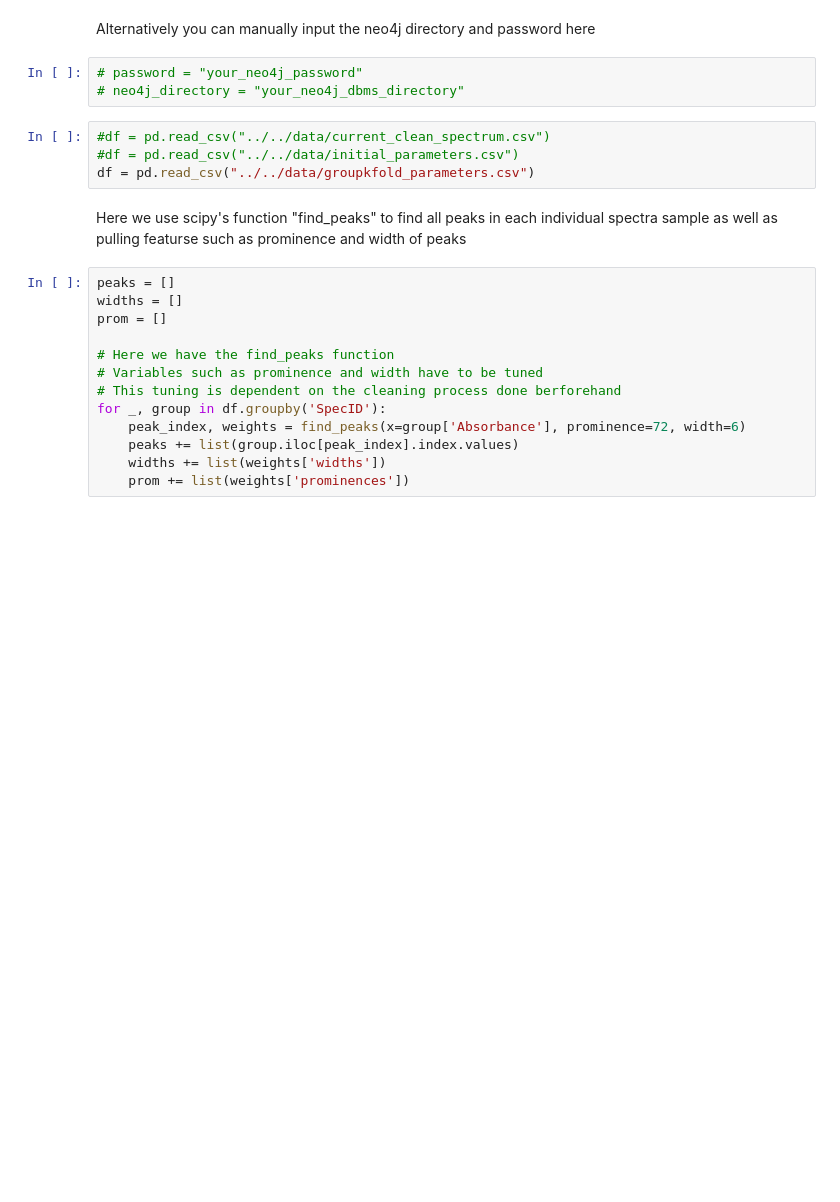
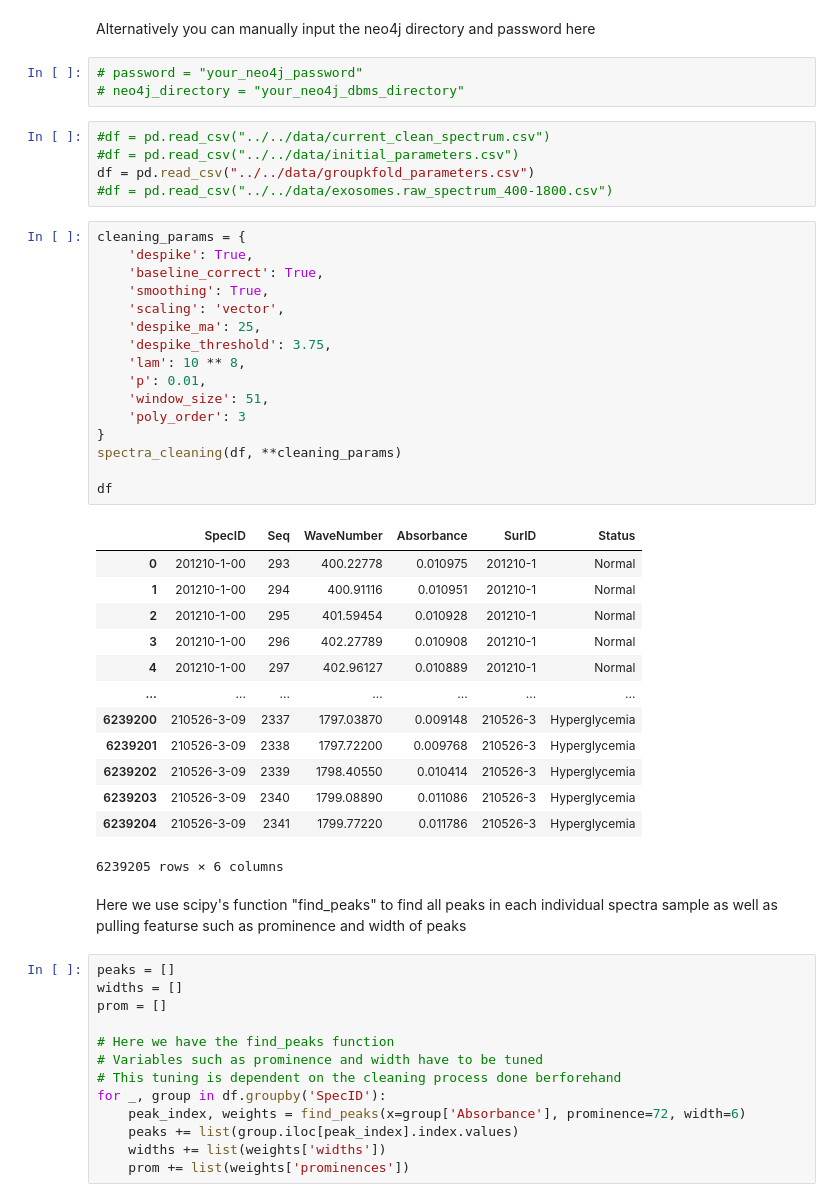
Before and after one commit to Spuced/Final_Year_Project_Github_Clone, a Jupyter notebook: Logical_Graphs/Biomarker_Peak_Range_Graph.ipynb, the cells around one changed output. Cells and saved outputs as stored; diff of their text form; blank space fills up the shorter version.

```diff
--- a/Logical_Graphs/Biomarker_Peak_Range_Graph.ipynb
+++ b/Logical_Graphs/Biomarker_Peak_Range_Graph.ipynb
@@ -33,6 +38,37 @@ Alternatively you can manually input the neo4j directory and password here
 #df = pd.read_csv("../../data/current_clean_spectrum.csv")
 #df = pd.read_csv("../../data/initial_parameters.csv")
 df = pd.read_csv("../../data/groupkfold_parameters.csv")
+#df = pd.read_csv("../../data/exosomes.raw_spectrum_400-1800.csv")
+# %%
+cleaning_params = {
+    'despike': True,
+    'baseline_correct': True,
+    'smoothing': True,
+    'scaling': 'vector',
+    'despike_ma': 25,
+    'despike_threshold': 3.75,
+    'lam': 10 ** 8,
+    'p': 0.01,
+    'window_size': 51,
+    'poly_order': 3
+}
+spectra_cleaning(df, **cleaning_params)
+
+df
+# %% [output]
+|  | SpecID | Seq | WaveNumber | Absorbance | SurID | Status |
+| 0 | 201210-1-00 | 293 | 400.22778 | 0.010975 | 201210-1 | Normal |
+| 1 | 201210-1-00 | 294 | 400.91116 | 0.010951 | 201210-1 | Normal |
+| 2 | 201210-1-00 | 295 | 401.59454 | 0.010928 | 201210-1 | Normal |
+| 3 | 201210-1-00 | 296 | 402.27789 | 0.010908 | 201210-1 | Normal |
+| 4 | 201210-1-00 | 297 | 402.96127 | 0.010889 | 201210-1 | Normal |
+| ... | ... | ... | ... | ... | ... | ... |
+| 6239200 | 210526-3-09 | 2337 | 1797.03870 | 0.009148 | 210526-3 | Hyperglycemia |
+| 6239201 | 210526-3-09 | 2338 | 1797.72200 | 0.009768 | 210526-3 | Hyperglycemia |
+| 6239202 | 210526-3-09 | 2339 | 1798.40550 | 0.010414 | 210526-3 | Hyperglycemia |
+| 6239203 | 210526-3-09 | 2340 | 1799.08890 | 0.011086 | 210526-3 | Hyperglycemia |
+| 6239204 | 210526-3-09 | 2341 | 1799.77220 | 0.011786 | 210526-3 | Hyperglycemia |
+6239205 rows × 6 columns
 # %% [markdown]
 Here we use scipy's function "find_peaks" to find all peaks in each individual spectra sample as well as pulling featurse such as prominence and width of peaks
 # %%
```
Also changed, not shown: parts of 26 cells of this notebook, 1 other file.
